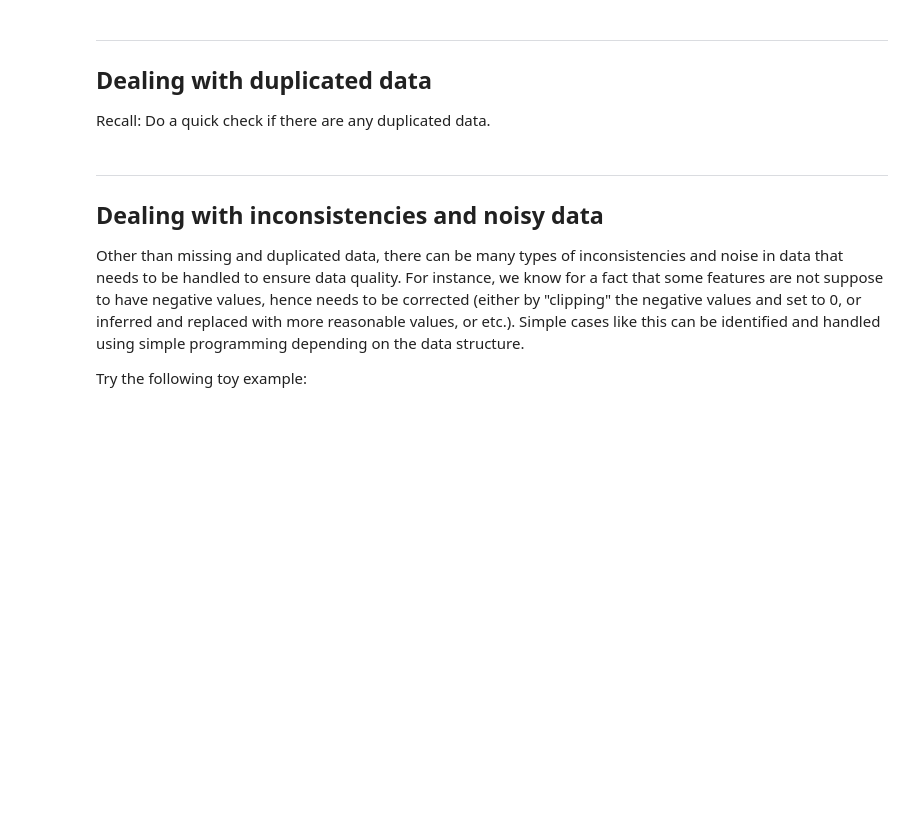
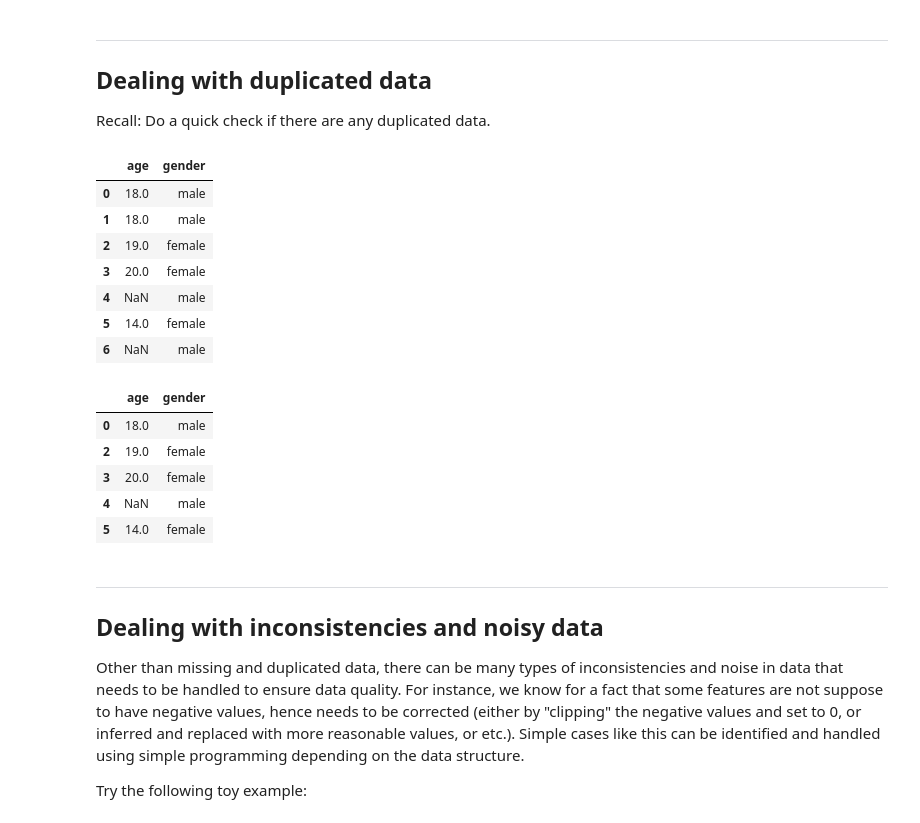
Before and after one commit to waiee/Data-Science--Revision-Gallery-, a Jupyter notebook: Data Mining/lab/Tutorial 3/DataPrep_Part1.ipynb, the cells around one changed output. Saved outputs shown, nothing was run; the diff lists cells and outputs as text; code cells hidden in the pictures; blank space fills up the shorter version.

```diff
--- a/Data Mining/lab/Tutorial 3/DataPrep_Part1.ipynb
+++ b/Data Mining/lab/Tutorial 3/DataPrep_Part1.ipynb
@@ -429,6 +429,24 @@ dtype: int64
 Recall: Do a quick check if there are any duplicated data.
 # %%
 # Enter your codes here to drop all the duplicated data...
+df_nodupli = df.drop_duplicates()
+display(df)
+display(df_nodupli)
+# %% [output]
+|  | age | gender |
+| 0 | 18.0 | male |
+| 1 | 18.0 | male |
+| 2 | 19.0 | female |
+| 3 | 20.0 | female |
+| 4 | NaN | male |
+| 5 | 14.0 | female |
+| 6 | NaN | male |
+|  | age | gender |
+| 0 | 18.0 | male |
+| 2 | 19.0 | female |
+| 3 | 20.0 | female |
+| 4 | NaN | male |
+| 5 | 14.0 | female |
 # %% [markdown]
 ---
 ## Dealing with inconsistencies and noisy data
```
